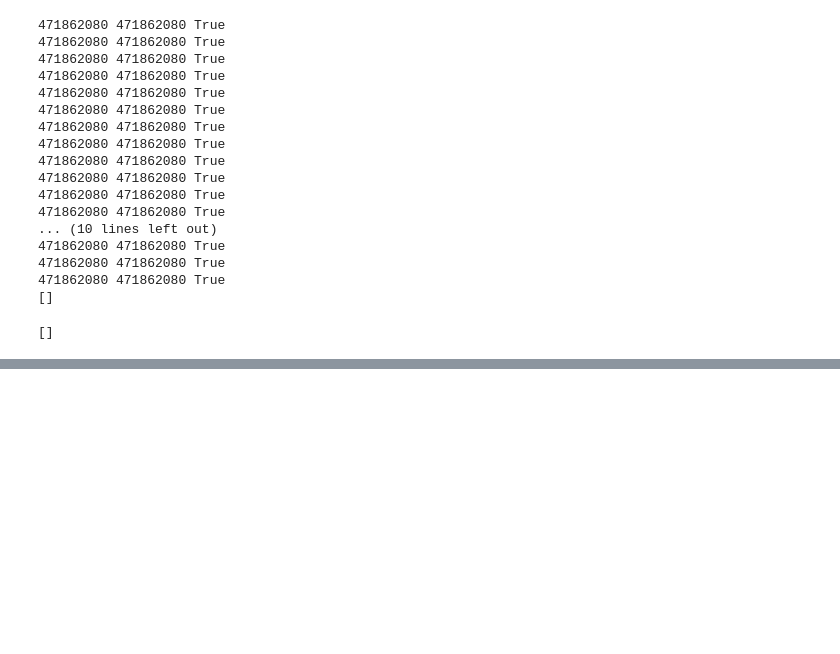
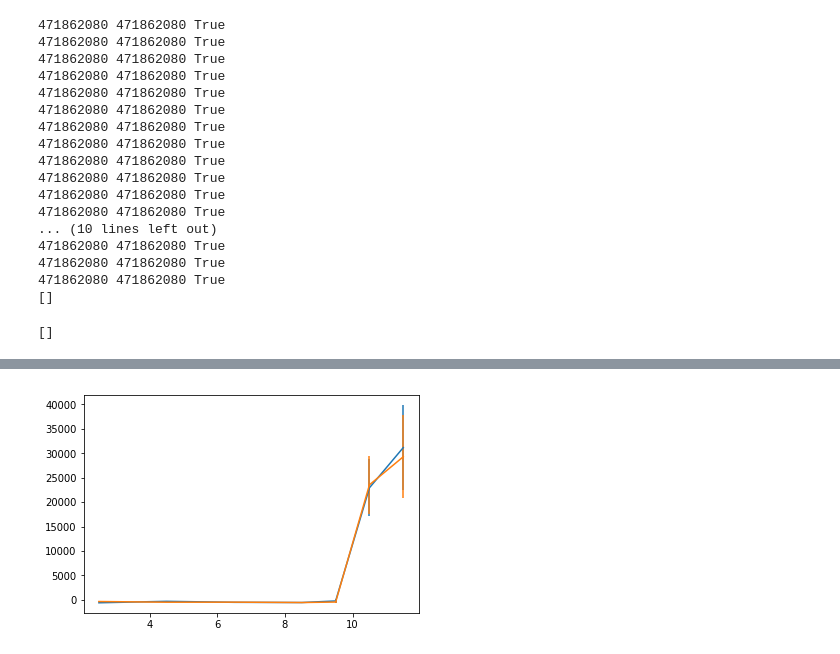
Before and after one commit to psmd-iberutaru/IfA-Smeargle, a Jupyter notebook: Testing.ipynb, the cells around one changed output, grey strips where cells are left out. Drawn from its saved outputs; the diff is of its cells as text; code cells hidden in the pictures; blank space fills up the shorter version.

```diff
--- a/Testing.ipynb
+++ b/Testing.ipynb
@@ -142,2 +196,45 @@ glob.glob('./Data*.fits')
+# %%
+voltage_list = copy.deepcopy(np.sort(np.unique(file_data.loc[:,'volt'].to_numpy())))
+
+set_metadata = []
+#slope_list = list(set(dataframe.query('volt == @voltage_value')['voltslope']))
+
+for voltdex in voltage_list:
+    slope_list = list(set(file_data.query('volt == @voltdex')['voltslope']))
+
+    for slopedex in slope_list:
+        query = file_data.query('volt == @voltdex and voltslope == @slopedex')['num']
+        filenum = np.sort(np.unique(query))
+
+        for numdex, setdex in zip(filenum,np.arange(len(filenum))+1):
+            temp_dict = {'metavolt':voltdex,'metaslope':slopedex,'metanum':numdex,'metaset':setdex}
+            set_metadata.append(temp_dict)
+
+set_metadata = pd.DataFrame(set_metadata)
+# %%
+set_count = np.flip(np.unique(set_metadata['metaset']))[np.flip(np.unique(set_metadata['metaset'],return_counts=True)[1]).argmax()]
+
+for setdex in (np.arange(set_count) + 1):
+    dataset_list = set_metadata.query('metaset == @setdex')
+
+    x_axis_voltage = []
+    y_axis_data = []
+    y_axis_error = []
+
+    for voltdex in voltage_list:
+        fits_file_numbers = list(dataset_list.query('metavolt == @voltdex')['metanum'].to_numpy())
+        voltset_data = file_data.query('num == @fits_file_numbers')
+
+        x_axis_voltage.append(voltdex)
+        y_axis_data.append(np.nanmedian(voltset_data['g_mean']))
+        y_axis_error.append(np.nanmedian(voltset_data['g_stddev']))
+
+    #####
+    x_axis_voltage = np.array(x_axis_voltage)
+    y_axis_data = np.array(y_axis_data)
+    y_axis_error = np.array(y_axis_error)
+    plt.errorbar(x_axis_voltage, y_axis_data, yerr=y_axis_error)
+# %% [output]
+[figure, added]
 # %%
 # %% [output]
```
Also changed, not shown: parts of 11 cells of this notebook, 11 other files.
